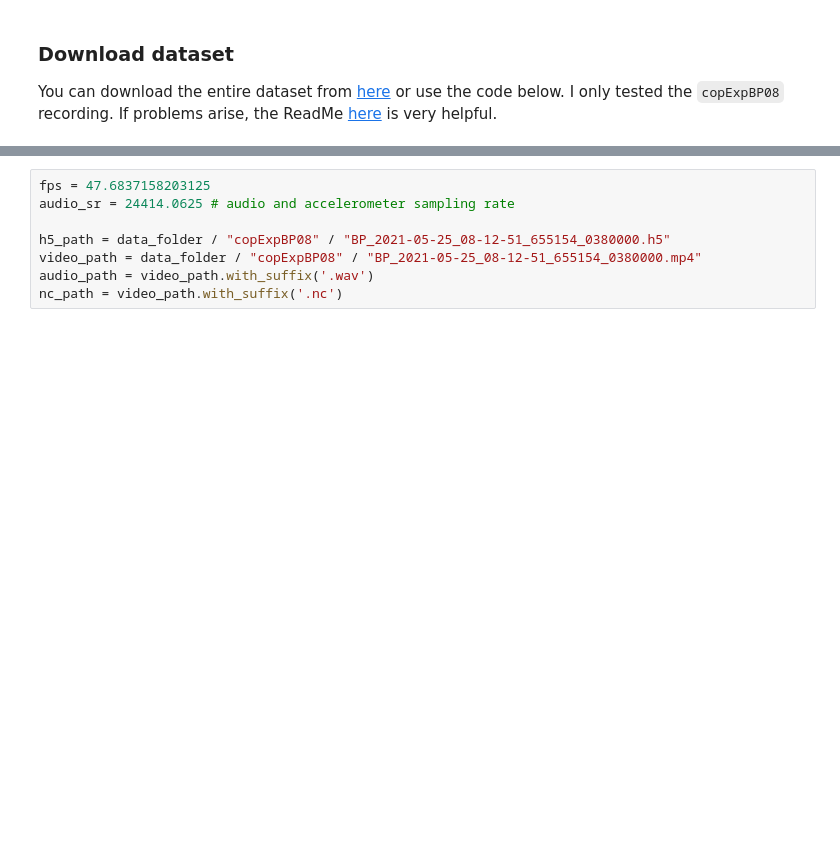
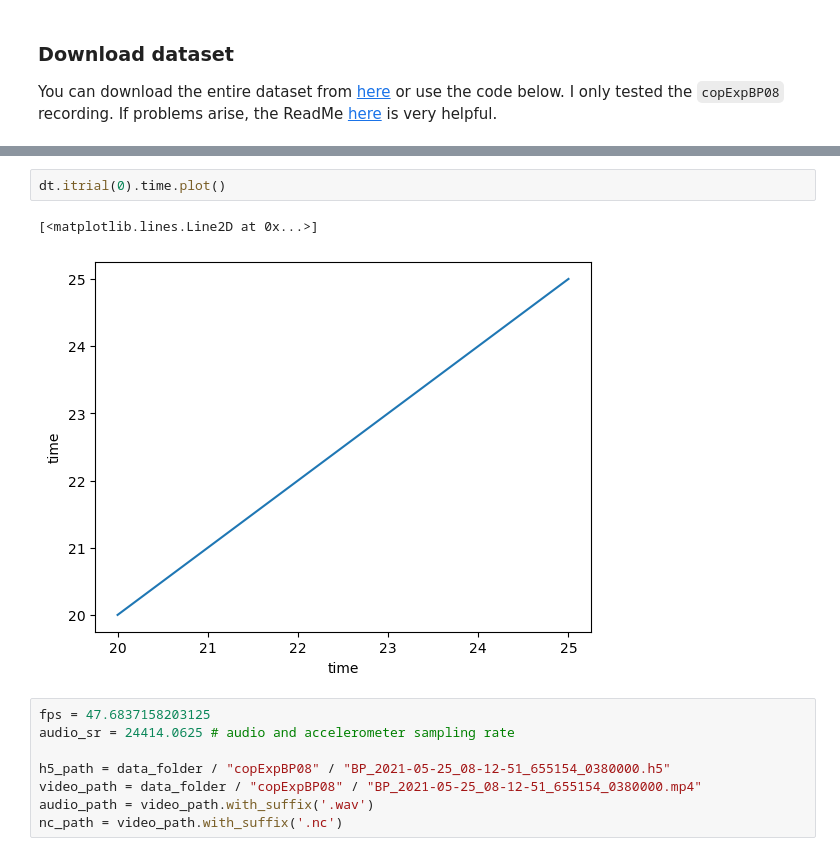
Before and after one commit to Akseli-Ilmanen/EthoGraph, a Jupyter notebook: tutorials/convert_dataset_birdpark.ipynb, the cells around one changed output, grey strips where cells are left out. Saved outputs shown, nothing was run; the diff lists cells and outputs as text; blank space fills up the shorter version.

```diff
--- a/tutorials/convert_dataset_birdpark.ipynb
+++ b/tutorials/convert_dataset_birdpark.ipynb
@@ -80,3 +75,8 @@ Extracted to: C:\Users\aksel\Documents\Code\EthoGraph\data
+# %%
+dt.itrial(0).time.plot()
+# %% [output]
+[<matplotlib.lines.Line2D at 0x...>]
+[figure, added]
 # %%
 fps = 47.6837158203125
 audio_sr = 24414.0625 # audio and accelerometer sampling rate
```
Also changed, not shown: parts of 5 cells of this notebook, 22 other files.
